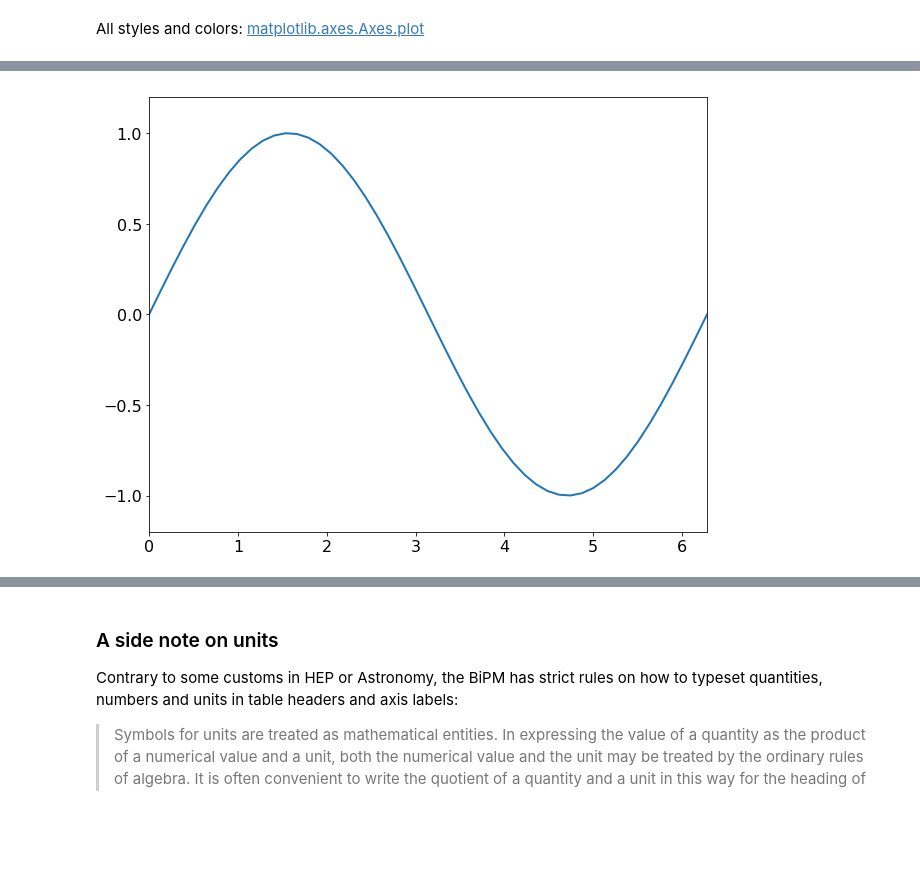
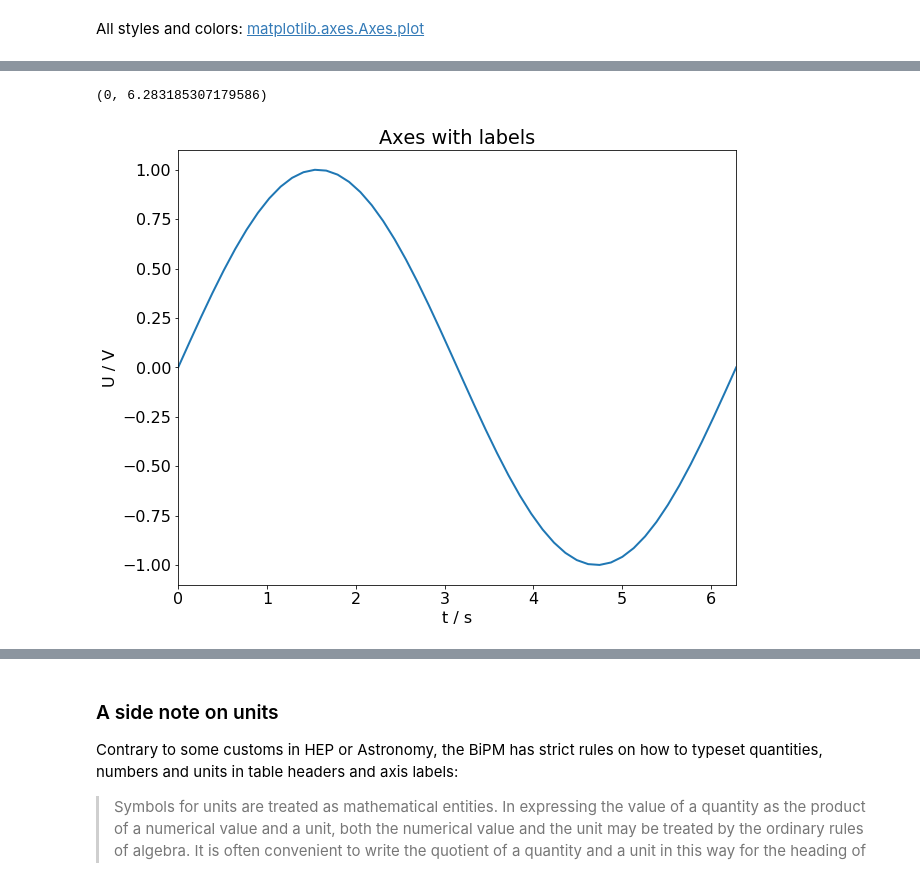
Before and after one commit to ftorradeflot/PythonMasterIFAE, a Jupyter notebook: matplotlib.ipynb, the cells around one changed output, grey strips where cells are left out. Saved outputs shown, nothing was run; the diff lists cells and outputs as text; code cells hidden in the pictures; blank space fills up the shorter version.

```diff
--- a/matplotlib.ipynb
+++ b/matplotlib.ipynb
@@ -102,6 +123,10 @@ All styles and colors: [matplotlib.axes.Axes.plot](http://matplotlib.org/api/_as
 # %%
+plt.title('Axes with labels')
 plt.plot(t, np.sin(t))
+plt.xlabel('t / s')
+plt.ylabel('U / V')
+plt.ylim(-1.1, 1.1)
 plt.xlim(0, 2*np.pi)
-plt.ylim(-1.2, 1.2);
 # %% [output]
+(0, 6.283185307179586)
-[figure, old version]
+[figure, new version]
```
Also changed, not shown: parts of 7 cells of this notebook.
